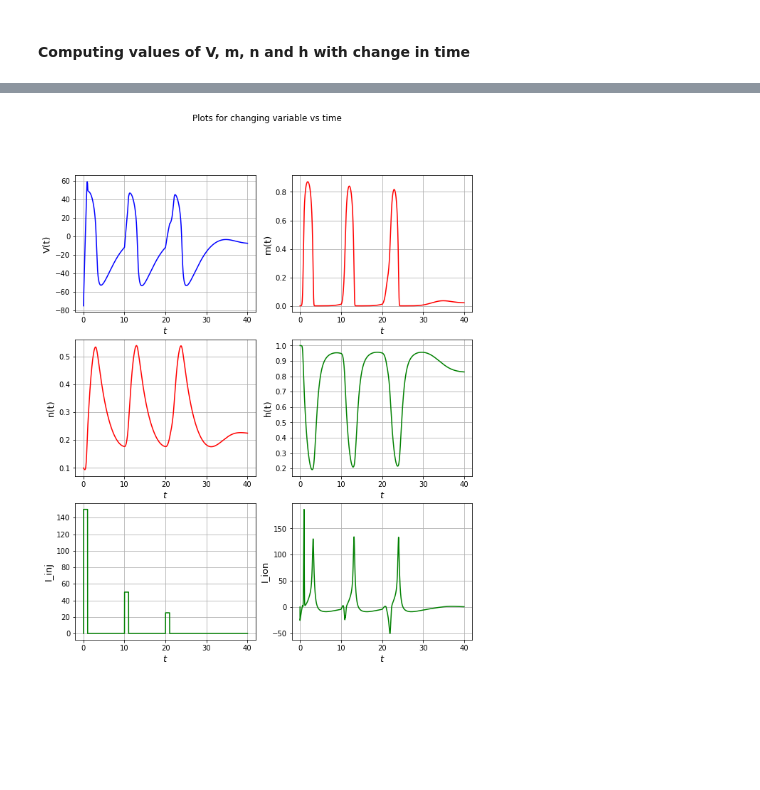
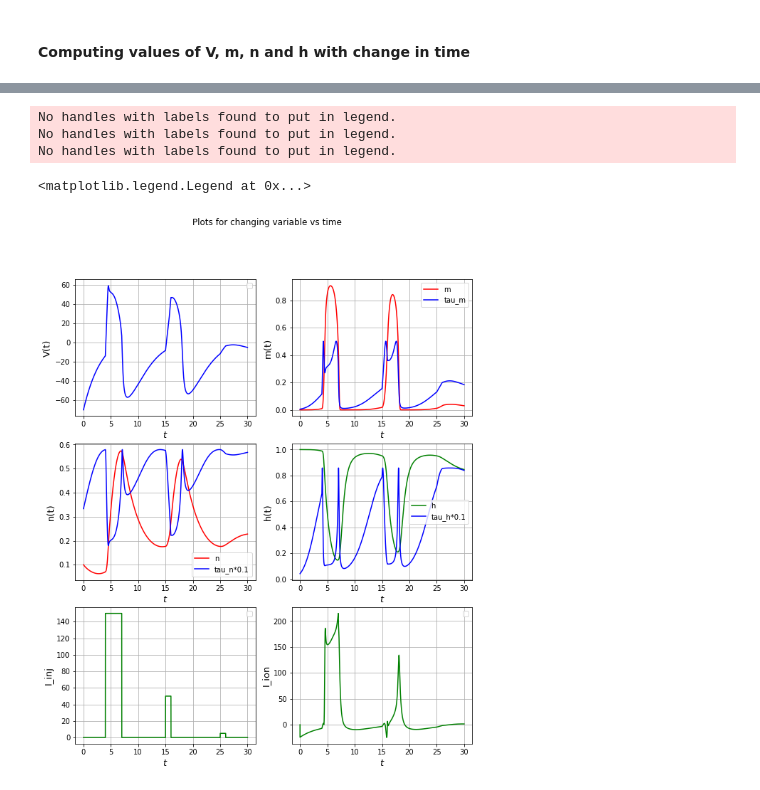
Before and after one commit to samar2605/Computational-Neuroscience, a Jupyter notebook: HH.ipynb, the cells around one changed output, grey strips where cells are left out. Saved outputs shown, nothing was run; the diff lists cells and outputs as text; code cells hidden in the pictures; blank space fills up the shorter version.

```diff
--- a/HH.ipynb
+++ b/HH.ipynb
@@ -42,15 +63,15 @@ def x_inf(alpha_x, beta_x):
     return alpha_x / (alpha_x + beta_x)
 
 def injected_current(t):
-    if 0.0 < t < 1.0:
+    if 4.0 < t < 7.0:
         return 150.0
-    elif 10.0 < t < 11.0:
+    elif 15.0 < t < 16.0:
         return 50.0
-    elif 20.0 < t < 21.0:
-        return 25.0
+    elif 25.0 < t < 26.0:
+        return 5.0
     return 0.0
 # %%
-T = 40 # total time
+T = 30 # total time
 delta_t =0.001  # time interval
 N = int(T/delta_t)+1 # total number of points
 t = np.linspace(0,T,N)
@@ -59,7 +80,7 @@ m = np.zeros(N,dtype=np.float64)
 n = np.zeros(N,dtype=np.float64)
 h = np.zeros(N,dtype=np.float64)
 
-v[0] = -75.0  # voltage in (mV)
+v[0] = -70.0  # voltage in (mV)
 n[0] = 0.1
 m[0] = 0.0
 h[0] = 1.0
@@ -221,30 +255,43 @@ ax[1].legend()
 # %%
 #ploting
 f,ax = plt.subplots(3,2,figsize=(10,12))
 f.suptitle('Plots for changing variable vs time')
 ax[0,0].plot(t,v,'b')
 ax[0,0].set_xlabel('$t$',fontsize=13)
 ax[0,0].set_ylabel('V(t)',fontsize=13)
-ax[0,0].grid()
-ax[0,1].plot(t,m,'r')
+ax[0,0].grid(True)
+ax[0,0].legend()
+ax[0,1].plot(t,m,'r',label ='m')
+ax[0,1].plot(t,tau_m,'b',label ='tau_m')
 ax[0,1].set_xlabel('$t$',fontsize=13)
 ax[0,1].set_ylabel('m(t)',fontsize=13)
-ax[0,1].grid()
-ax[1,0].plot(t,n,'r');
-ax[1,0].set_xlabel('$t$',fontsize=13);
-ax[1,0].set_ylabel('n(t)',fontsize=13);
-ax[1,0].grid()
-ax[1,1].plot(t,h,'g')
+ax[0,1].grid(True)
+ax[0,1].legend()
+ax[1,0].plot(t,n,'r',label ='n')
+ax[1,0].plot(t,tau_n*0.1,'b',label ='tau_n*0.1')
+ax[1,0].set_xlabel('$t$',fontsize=13)
+ax[1,0].set_ylabel('n(t)',fontsize=13)
+ax[1,0].grid(True)
+ax[1,0].legend()
+ax[1,1].plot(t,h,'g',label ='h')
+ax[1,1].plot(t,tau_h*0.1,'b',label ='tau_h*0.1')
 ax[1,1].set_xlabel('$t$',fontsize=13)
 ax[1,1].set_ylabel('h(t)',fontsize=13)
-ax[1,1].grid()
+ax[1,1].grid(True)
+ax[1,1].legend()
 ax[2,0].plot(t,I_inj,'g')
 ax[2,0].set_xlabel('$t$',fontsize=13)
 ax[2,0].set_ylabel('I_inj',fontsize=13)
-ax[2,0].grid()
+ax[2,0].grid(True)
+ax[2,0].legend()
 ax[2,1].plot(t,I_ion,'g')
 ax[2,1].set_xlabel('$t$',fontsize=13)
 ax[2,1].set_ylabel('I_ion',fontsize=13)
-ax[2,1].grid()
+ax[2,1].grid(True)
+ax[2,1].legend()
 # %% [output]
+No handles with labels found to put in legend.
+No handles with labels found to put in legend.
+No handles with labels found to put in legend.
+<matplotlib.legend.Legend at 0x...>
-[figure, old version]
+[figure, new version]
```
Also changed, not shown: parts of 11 cells of this notebook, 1 other file.
